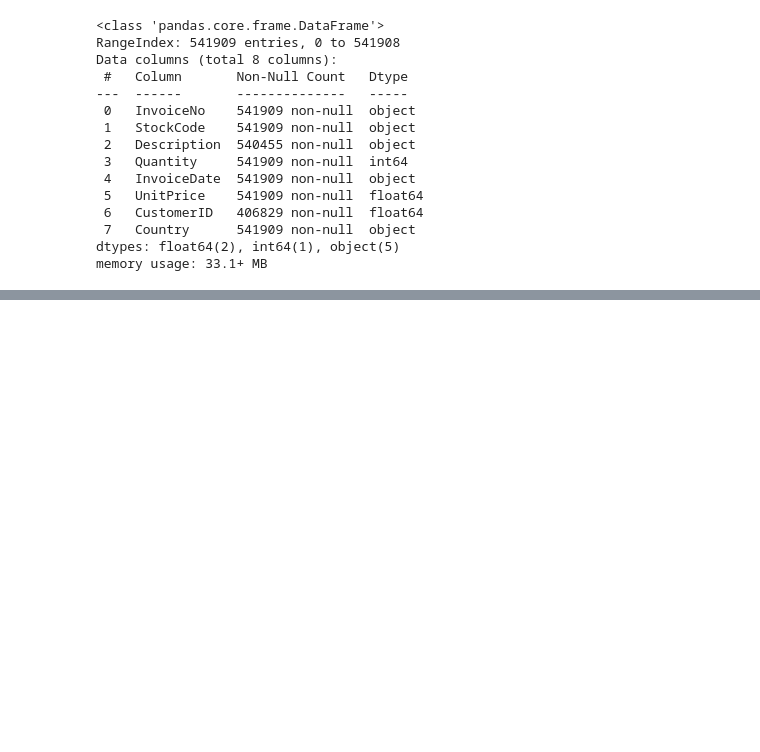
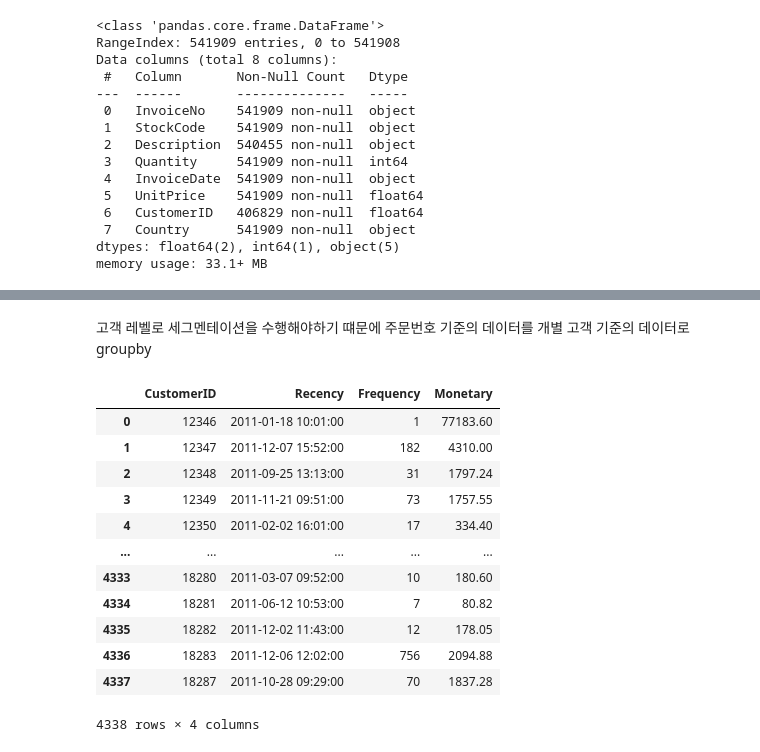
Before and after one commit to boossiman2/simple_item_recommender, a Jupyter notebook: customer_clustering/data_prepocess.ipynb, the cells around one changed output, grey strips where cells are left out. Drawn from its saved outputs; the diff is of its cells as text; code cells hidden in the pictures; blank space fills up the shorter version.

```diff
--- a/customer_clustering/data_prepocess.ipynb
+++ b/customer_clustering/data_prepocess.ipynb
@@ -77,0 +125,10 @@ memory usage: 27.3+ MB
+# %% [markdown]
+고객 레벨로 세그멘테이션을 수행해야하기 떄문에 주문번호 기준의 데이터를 개별 고객 기준의 데이터로 groupby
+# %%
+cust_df = retail_df.groupby('CustomerID').agg({
+    'InvoiceDate': 'max',
+    'InvoiceNo': 'count',
+    'OrderAmount': 'sum'
+})
+# %%
+cust_df = cust_df.reset_index()
@@ -77,0 +141,16 @@ memory usage: 27.3+ MB
+# %%
+cust_df
+# %% [output]
+|  | CustomerID | Recency | Frequency | Monetary |
+| 0 | 12346 | 2011-01-18 10:01:00 | 1 | 77183.60 |
+| 1 | 12347 | 2011-12-07 15:52:00 | 182 | 4310.00 |
+| 2 | 12348 | 2011-09-25 13:13:00 | 31 | 1797.24 |
+| 3 | 12349 | 2011-11-21 09:51:00 | 73 | 1757.55 |
+| 4 | 12350 | 2011-02-02 16:01:00 | 17 | 334.40 |
+| ... | ... | ... | ... | ... |
+| 4333 | 18280 | 2011-03-07 09:52:00 | 10 | 180.60 |
+| 4334 | 18281 | 2011-06-12 10:53:00 | 7 | 80.82 |
+| 4335 | 18282 | 2011-12-02 11:43:00 | 12 | 178.05 |
+| 4336 | 18283 | 2011-12-06 12:02:00 | 756 | 2094.88 |
+| 4337 | 18287 | 2011-10-28 09:29:00 | 70 | 1837.28 |
+4338 rows × 4 columns
```
Also changed, not shown: parts of 26 cells of this notebook, 4 other files.
